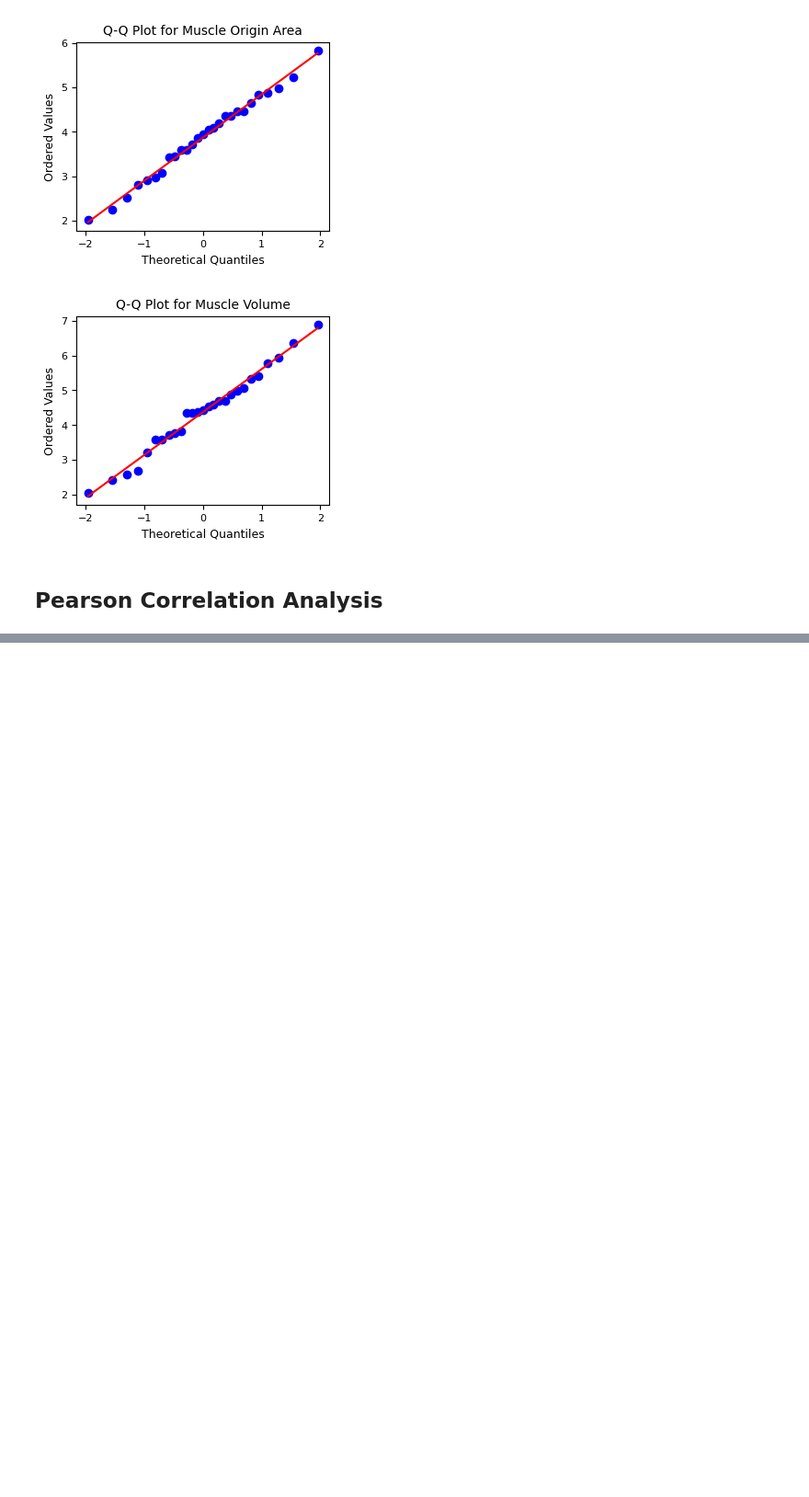
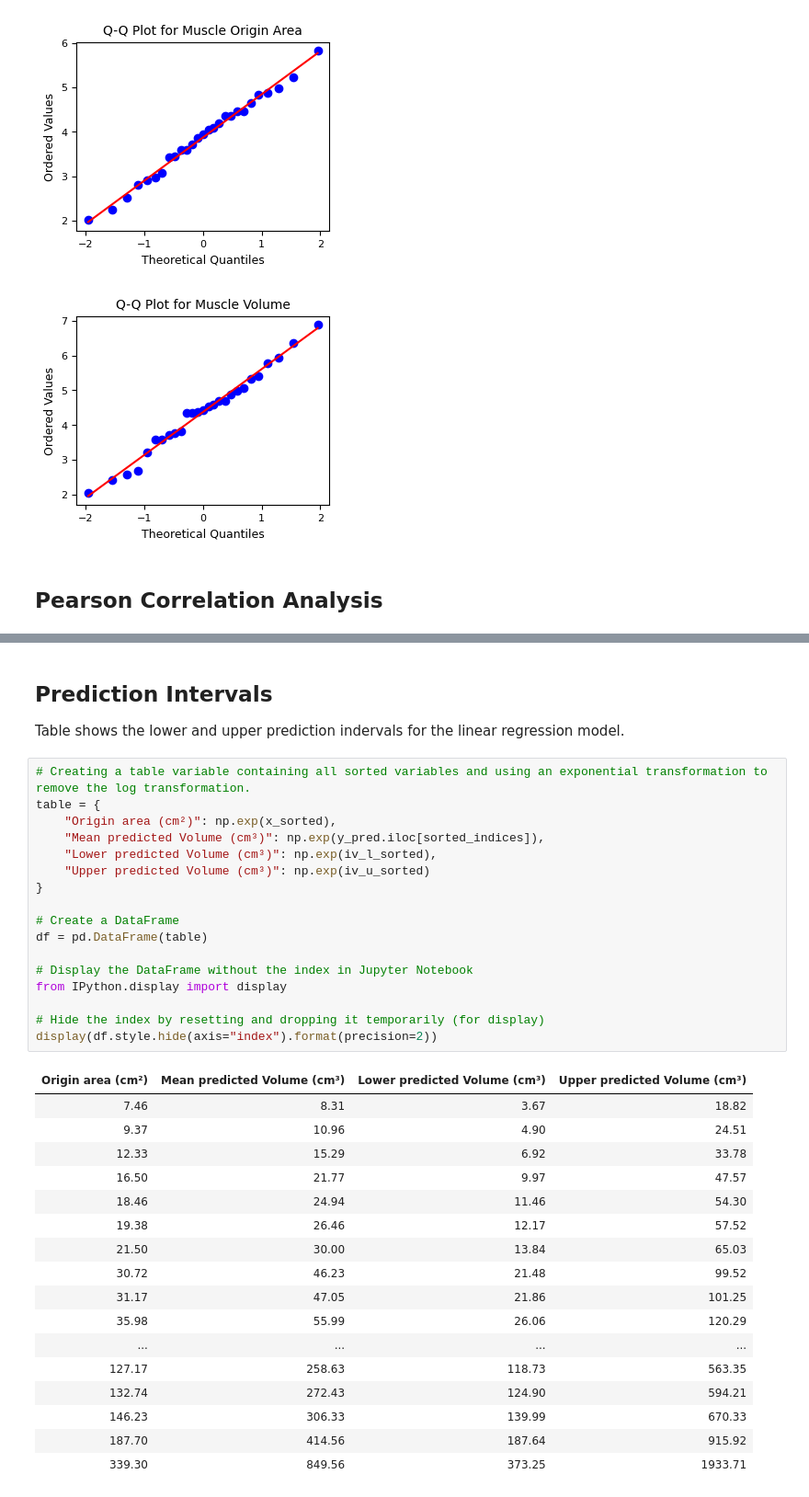
Before and after one commit to JuliaVanBeesel/ShoulderMuscleReconstructions, a Jupyter notebook: MuscVolReco_Code/_build/jupyter_execute/notebooks/Correlation_Analysis_SIS.ipynb, the cells around one changed output, grey strips where cells are left out. Shown at 92% size. Cells and saved outputs as stored; diff of their text form; blank space fills up the shorter version.

```diff
--- a/MuscVolReco_Code/_build/jupyter_execute/notebooks/Correlation_Analysis_SIS.ipynb
+++ b/MuscVolReco_Code/_build/jupyter_execute/notebooks/Correlation_Analysis_SIS.ipynb
@@ -324,0 +327,38 @@ The Regression line equation is: y = 1.21x - 0.32.
+# %% [markdown]
+## Prediction Intervals
+Table shows the lower and upper prediction indervals for the linear regression model.
+# %%
+# Creating a table variable containing all sorted variables and using an exponential transformation to remove the log transformation.
+table = {
+    "Origin area (cm²)": np.exp(x_sorted),
+    "Mean predicted Volume (cm³)": np.exp(y_pred.iloc[sorted_indices]),
+    "Lower predicted Volume (cm³)": np.exp(iv_l_sorted),
+    "Upper predicted Volume (cm³)": np.exp(iv_u_sorted)
+}
+
+# Create a DataFrame
+df = pd.DataFrame(table)
+
+# Display the DataFrame without the index in Jupyter Notebook
+from IPython.display import display
+
+# Hide the index by resetting and dropping it temporarily (for display)
+display(df.style.hide(axis="index").format(precision=2))
+# %% [output]
+| Origin area (cm²) | Mean predicted Volume (cm³) | Lower predicted Volume (cm³) | Upper predicted Volume (cm³) |
+| 7.46 | 8.31 | 3.67 | 18.82 |
+| 9.37 | 10.96 | 4.90 | 24.51 |
+| 12.33 | 15.29 | 6.92 | 33.78 |
+| 16.50 | 21.77 | 9.97 | 47.57 |
+| 18.46 | 24.94 | 11.46 | 54.30 |
+| 19.38 | 26.46 | 12.17 | 57.52 |
+| 21.50 | 30.00 | 13.84 | 65.03 |
+| 30.72 | 46.23 | 21.48 | 99.52 |
+| 31.17 | 47.05 | 21.86 | 101.25 |
+| 35.98 | 55.99 | 26.06 | 120.29 |
+| ... | ... | ... | ... |
+| 127.17 | 258.63 | 118.73 | 563.35 |
+| 132.74 | 272.43 | 124.90 | 594.21 |
+| 146.23 | 306.33 | 139.99 | 670.33 |
+| 187.70 | 414.56 | 187.64 | 915.92 |
+| 339.30 | 849.56 | 373.25 | 1933.71 |
```
Also changed, not shown: parts of 6 cells of this notebook, 34 other files.
